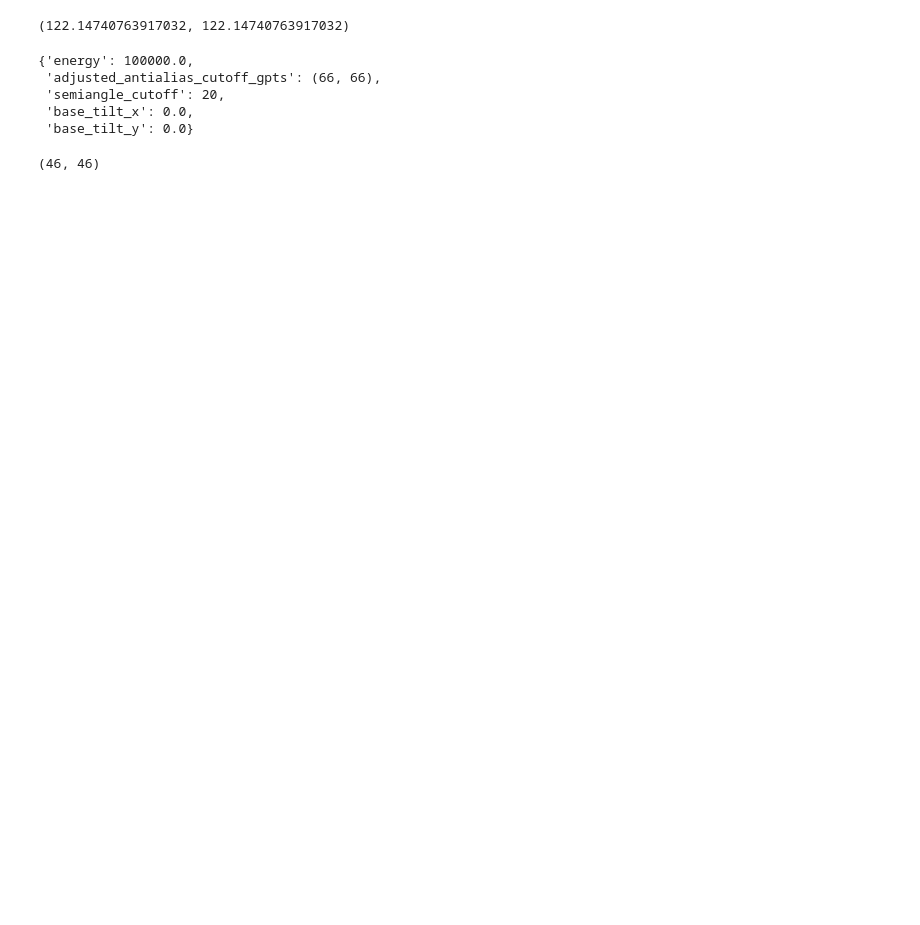
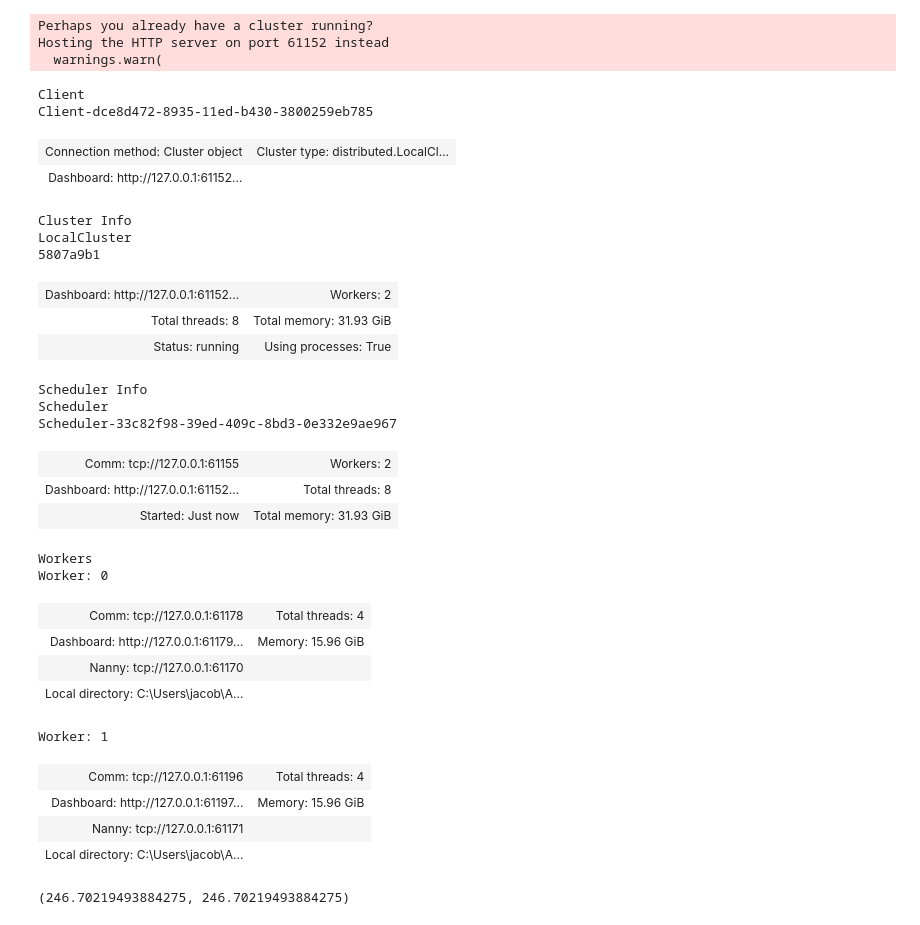
Before and after one commit to abTEM/abtem-benchmarks, a Jupyter notebook: prism-distributed/prism_distributed_template.ipynb, the cells around one changed output. Drawn from its saved outputs; the diff is of its cells as text; code cells hidden in the pictures; blank space fills up the shorter version.

Commit message:
finished distributed prism benchmarks

```diff
--- a/prism-distributed/prism_distributed_template.ipynb
+++ b/prism-distributed/prism_distributed_template.ipynb
@@ -48,38 +39,55 @@ interpolation = gpts // 256
+# %%
+client = Client(n_workers=n_workers, threads_per_worker=threads_per_worker)
+client
+# %% [output]
+Perhaps you already have a cluster running?
+Hosting the HTTP server on port 61152 instead
+  warnings.warn(
+Client
+Client-dce8d472-8935-11ed-b430-3800259eb785
+| Connection method: Cluster object | Cluster type: distributed.LocalCl... |
+| Dashboard: http://127.0.0.1:61152... |  |
+Cluster Info
+LocalCluster
+5807a9b1
+| Dashboard: http://127.0.0.1:61152... | Workers: 2 |
+| Total threads: 8 | Total memory: 31.93 GiB |
+| Status: running | Using processes: True |
+Scheduler Info
+Scheduler
+Scheduler-33c82f98-39ed-409c-8bd3-0e332e9ae967
+| Comm: tcp://127.0.0.1:61155 | Workers: 2 |
+| Dashboard: http://127.0.0.1:61152... | Total threads: 8 |
+| Started: Just now | Total memory: 31.93 GiB |
+Workers
+Worker: 0
+| Comm: tcp://127.0.0.1:61178 | Total threads: 4 |
+| Dashboard: http://127.0.0.1:61179... | Memory: 15.96 GiB |
+| Nanny: tcp://127.0.0.1:61170 |  |
+| Local directory: C:\Users\jacob\A... |  |
+Worker: 1
+| Comm: tcp://127.0.0.1:61196 | Total threads: 4 |
+| Dashboard: http://127.0.0.1:61197... | Memory: 15.96 GiB |
+| Nanny: tcp://127.0.0.1:61171 |  |
+| Local directory: C:\Users\jacob\A... |  |
 # %%
-frozen_phonons = abtem.FrozenPhonons(atoms, num_configs=1, sigmas=0.0)
+frozen_phonons = abtem.FrozenPhonons(atoms, num_configs=num_configs, sigmas=0.1)
 
 potential = abtem.Potential(
-    frozen_phonons, gpts=gpts, slice_thickness=20, projection="infinite"
+    frozen_phonons, gpts=gpts, slice_thickness=2, projection="infinite"
 )
-
 s_matrix = abtem.SMatrix(
-    potential=None,
+    potential=potential,
     energy=100e3,
     semiangle_cutoff=20,
     downsample=True,
-    extent=(10,10),
-    gpts=(100,200),
-    interpolation=1,
+    interpolation=interpolation,
 )
 
 detector = abtem.AnnularDetector(inner=80, outer=240)
-detector = abtem.PixelatedDetector()
-detector = abtem.FlexibleAnnularDetector()
 
 scan = abtem.GridScan()
 
 s_matrix.cutoff_angles
 # %% [output]
-(122.14740763917032, 122.14740763917032)
+(246.70219493884275, 246.70219493884275)
-# %%
-s_matrix.build().dummy_probes().metadata
-# %% [output]
-{'energy': 100000.0,
- 'adjusted_antialias_cutoff_gpts': (66, 66),
- 'semiangle_cutoff': 20,
- 'base_tilt_x': 0.0,
- 'base_tilt_y': 0.0}
-# %%
-s_matrix.antialias_valid_gpts
-# %% [output]
-(46, 46)
```
Also changed, not shown: parts of 36 cells of this notebook.
